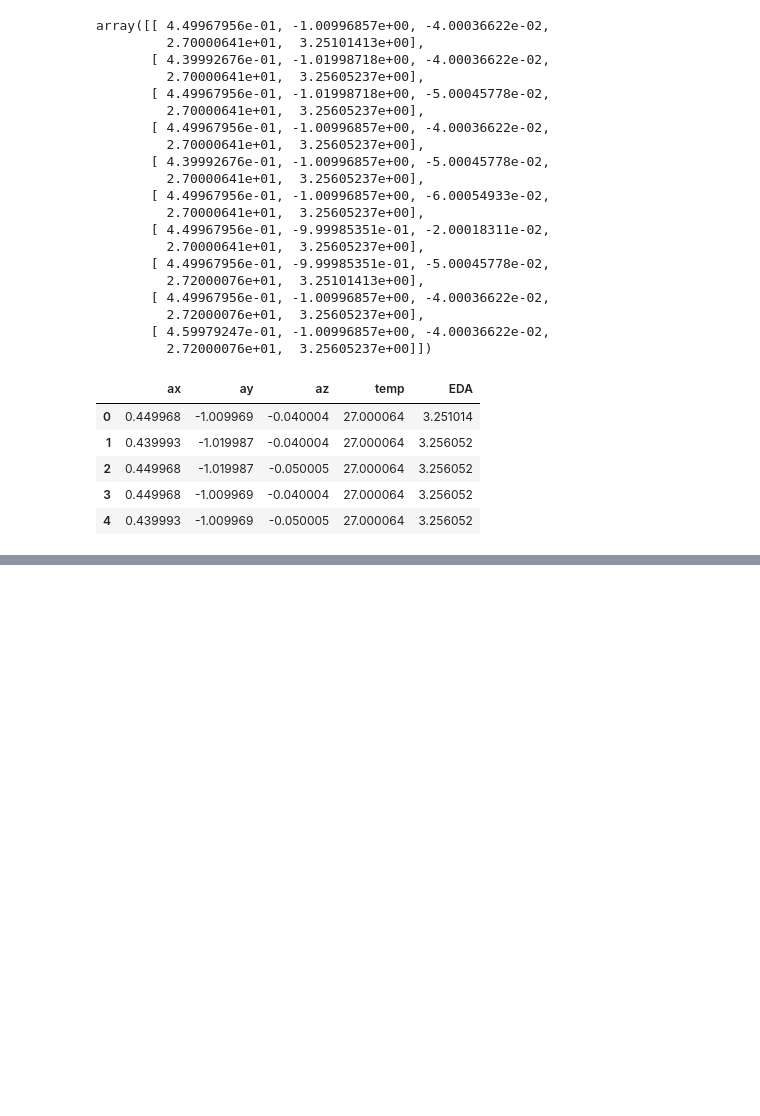
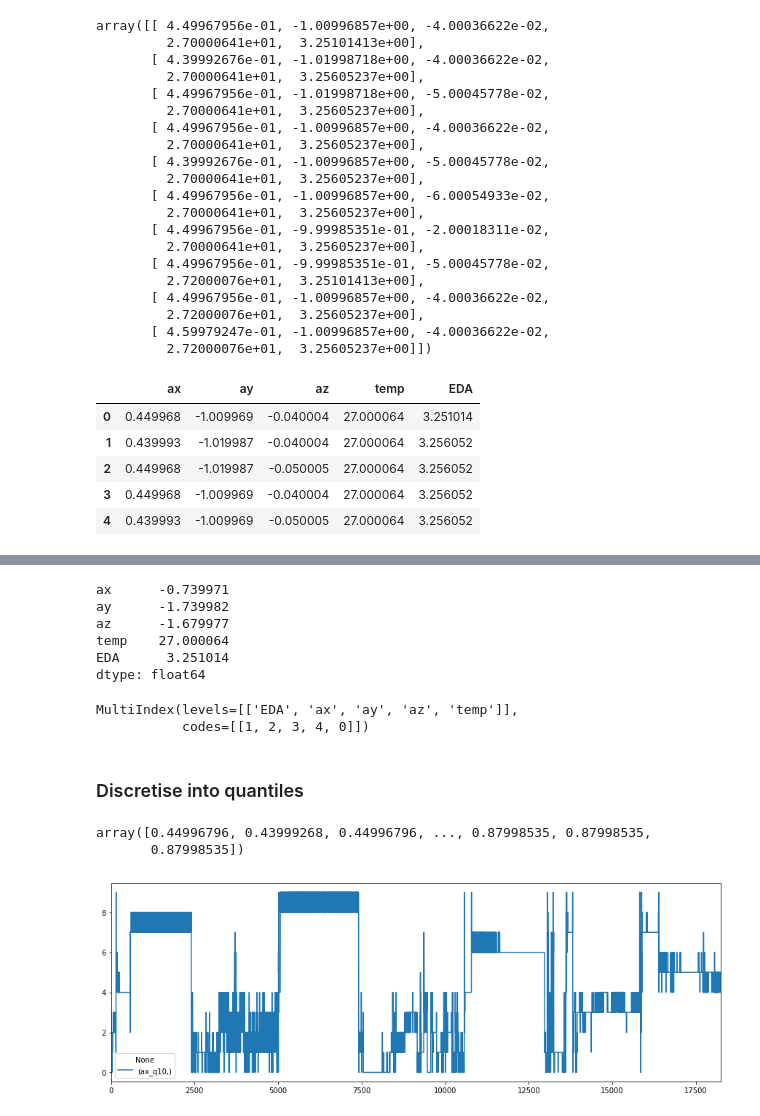
Before and after one commit to lisaong/hss, a Jupyter notebook: 03_sensors.ipynb, the cells around one changed output, grey strips where cells are left out. Drawn from its saved outputs; the diff is of its cells as text; code cells hidden in the pictures; blank space fills up the shorter version.

Commit message:
discretise

```diff
--- a/03_sensors.ipynb
+++ b/03_sensors.ipynb
@@ -92,0 +127,29 @@ df.head()
+# %%
+df.min()
+# %% [output]
+ax      -0.739971
+ay      -1.739982
+az      -1.679977
+temp    27.000064
+EDA      3.251014
+dtype: float64
+# %%
+df.columns
+# %% [output]
+MultiIndex(levels=[['EDA', 'ax', 'ay', 'az', 'temp']],
+           codes=[[1, 2, 3, 4, 0]])
+# %% [markdown]
+### Discretise into quantiles
+# %%
+df.ax.values.ravel() # raw values
+# %% [output]
+array([0.44996796, 0.43999268, 0.44996796, ..., 0.87998535, 0.87998535,
+       0.87998535])
+# %%
+df['ax_q10'] = pd.qcut(df.ax.values.ravel(), 10, labels=False)
+# %%
+fig, ax = plt.subplots(figsize=(15, 5))
+df['ax_q10'].plot(ax=ax)
+plt.show()
+# %% [output]
+[figure, added]
```
Also changed, not shown: parts of 6 cells of this notebook.
